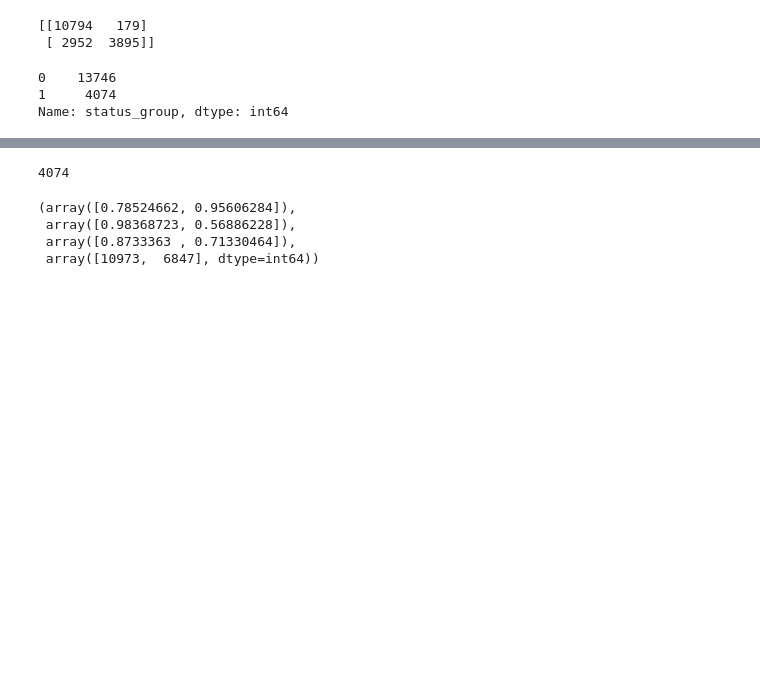
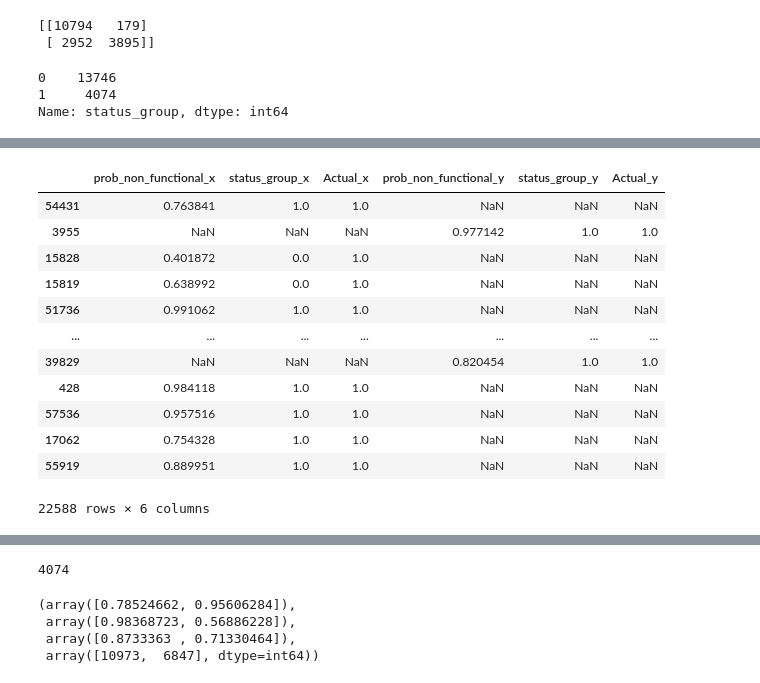
Before and after one commit to atalebizadeh/DS-Career-Track, a Jupyter notebook: Capstone Project 1/Water Pumps/Water Pumps - Modeling and Prediction.ipynb, the cells around one changed output, grey strips where cells are left out. Drawn from its saved outputs; the diff is of its cells as text; code cells hidden in the pictures; blank space fills up the shorter version.

```diff
--- a/Capstone Project 1/Water Pumps/Water Pumps - Modeling and Prediction.ipynb
+++ b/Capstone Project 1/Water Pumps/Water Pumps - Modeling and Prediction.ipynb
@@ -783,0 +920,18 @@ Name: status_group, dtype: int64
+# %%
+sample_99 = merged.sample(frac=.99)
+sample_99_non_functional_actual = sample_99[(sample_99['Actual_x'] == 1) | (sample_99['Actual_y'] == 1)]
+sample_99_non_functional_actual
+# %% [output]
+|  | prob_non_functional_x | status_group_x | Actual_x | prob_non_functional_y | status_group_y | Actual_y |
+| 54431 | 0.763841 | 1.0 | 1.0 | NaN | NaN | NaN |
+| 3955 | NaN | NaN | NaN | 0.977142 | 1.0 | 1.0 |
+| 15828 | 0.401872 | 0.0 | 1.0 | NaN | NaN | NaN |
+| 15819 | 0.638992 | 0.0 | 1.0 | NaN | NaN | NaN |
+| 51736 | 0.991062 | 1.0 | 1.0 | NaN | NaN | NaN |
+| ... | ... | ... | ... | ... | ... | ... |
+| 39829 | NaN | NaN | NaN | 0.820454 | 1.0 | 1.0 |
+| 428 | 0.984118 | 1.0 | 1.0 | NaN | NaN | NaN |
+| 57536 | 0.957516 | 1.0 | 1.0 | NaN | NaN | NaN |
+| 17062 | 0.754328 | 1.0 | 1.0 | NaN | NaN | NaN |
+| 55919 | 0.889951 | 1.0 | 1.0 | NaN | NaN | NaN |
+22588 rows × 6 columns
```
Also changed, not shown: parts of 27 cells of this notebook.
